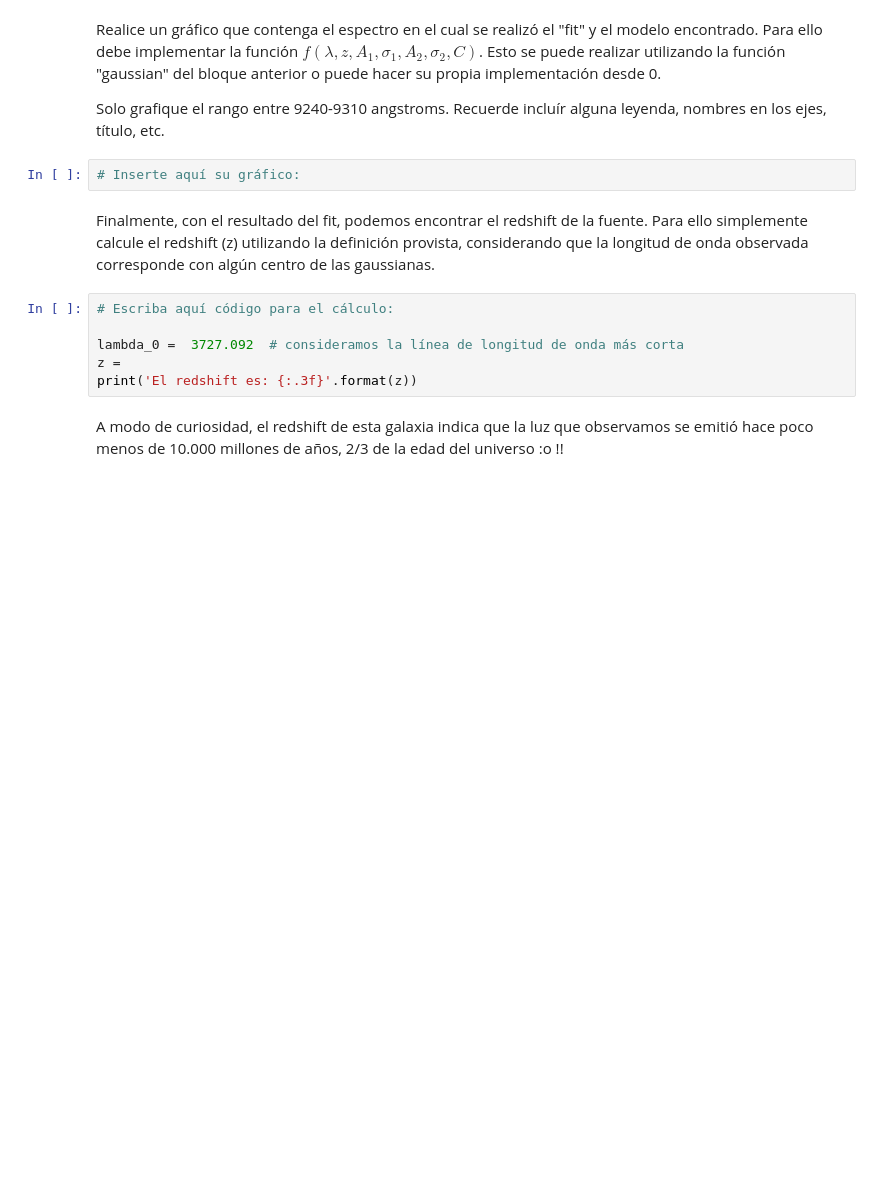
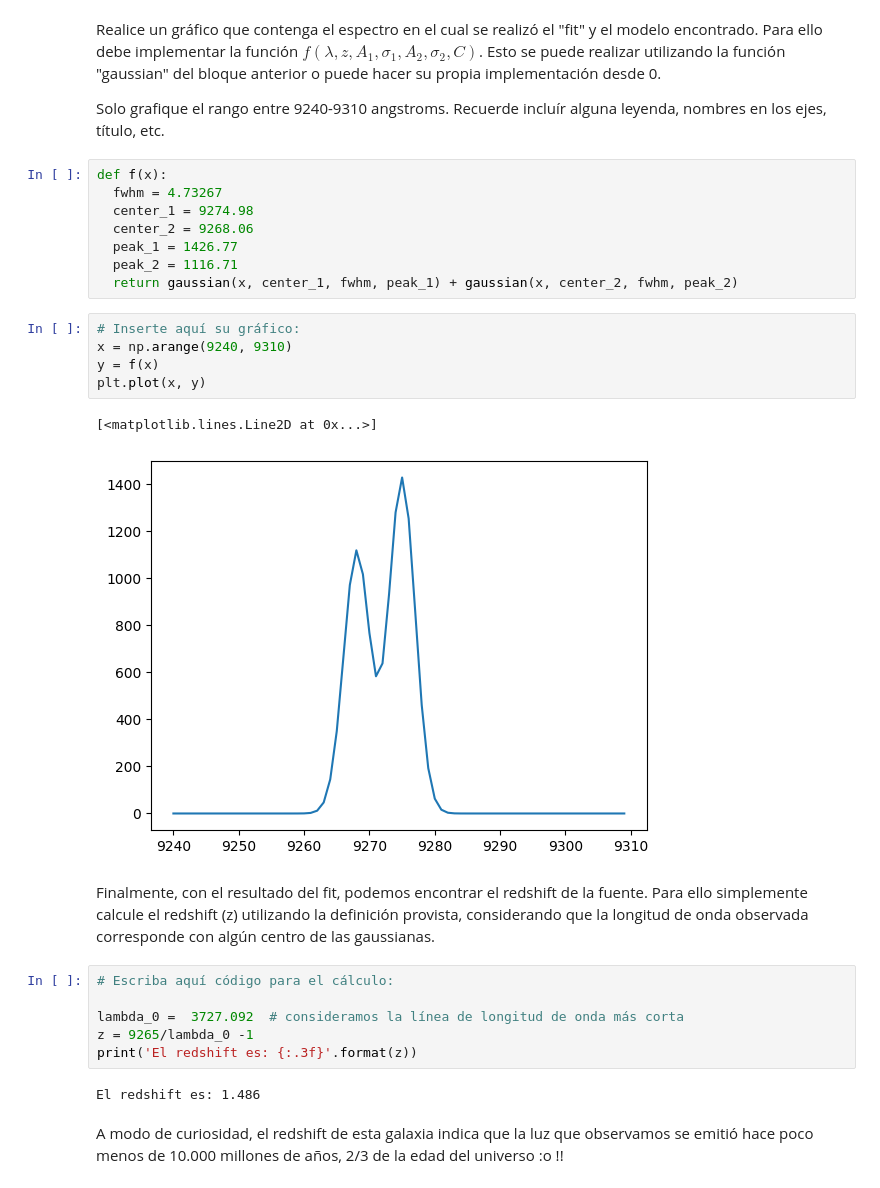
Before and after one commit to bsttiv/Tarea-4, a Jupyter notebook: Tarea4_Desarrollo.ipynb, the cells around one changed output. Drawn from its saved outputs; the diff is of its cells as text; blank space fills up the shorter version.

```diff
--- a/Tarea4_Desarrollo.ipynb
+++ b/Tarea4_Desarrollo.ipynb
@@ -329,16 +357,32 @@ Realice un gráfico que contenga el espectro en el cual se realizó el "fit" y e
 Para ello debe implementar la función $f(\lambda, z,  A_1, \sigma_1, A_2, \sigma_2, C)$. Esto se puede realizar utilizando la función "gaussian" del bloque anterior o puede hacer su propia implementación desde 0.
 
 Solo grafique el rango entre 9240-9310 angstroms. Recuerde incluír alguna leyenda, nombres en los ejes, título, etc.
+# %%
+def f(x):
+  fwhm = 4.73267
+  center_1 = 9274.98
+  center_2 = 9268.06
+  peak_1 = 1426.77
+  peak_2 = 1116.71
+  return gaussian(x, center_1, fwhm, peak_1) + gaussian(x, center_2, fwhm, peak_2)
 # %%
 # Inserte aquí su gráfico:
+x = np.arange(9240, 9310)
+y = f(x)
+plt.plot(x, y)
+# %% [output]
+[<matplotlib.lines.Line2D at 0x...>]
+[figure, added]
 # %% [markdown]
 Finalmente, con el resultado del fit, podemos encontrar el redshift de la fuente. Para ello simplemente calcule el redshift (z) utilizando la definición provista, considerando que la longitud de onda observada corresponde con algún centro de las gaussianas.
 # %%
 # Escriba aquí código para el cálculo:
 
 lambda_0 =  3727.092  # consideramos la línea de longitud de onda más corta
-z =
+z = 9265/lambda_0 -1
 print('El redshift es: {:.3f}'.format(z))
+# %% [output]
+El redshift es: 1.486
 # %% [markdown]
 A modo de curiosidad, el redshift de esta galaxia indica que la luz que observamos se emitió hace poco menos de 10.000 millones de años, 2/3 de la edad del universo :o !!
 # %% [markdown]
```
Also changed, not shown: parts of 5 cells of this notebook.
